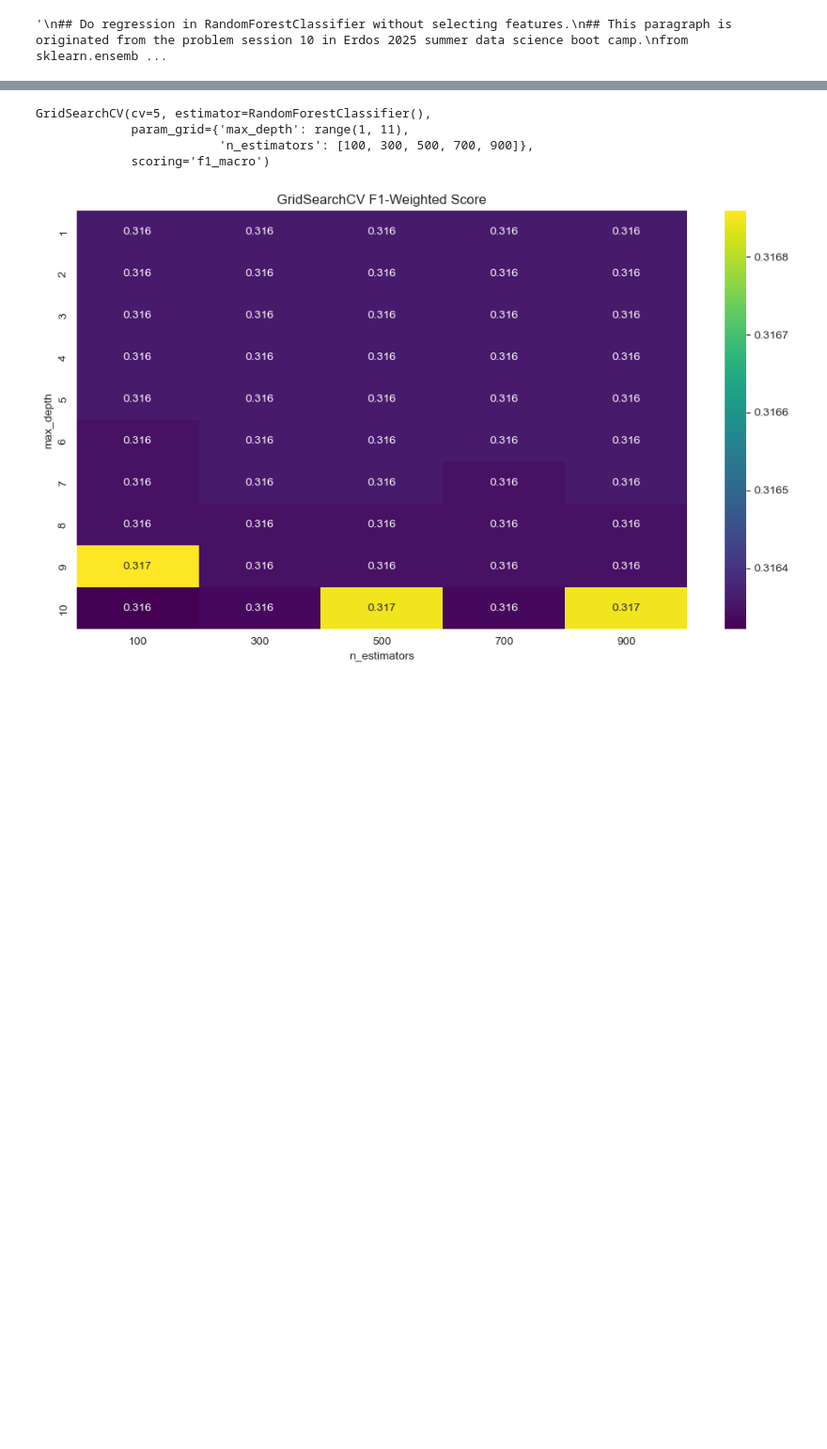
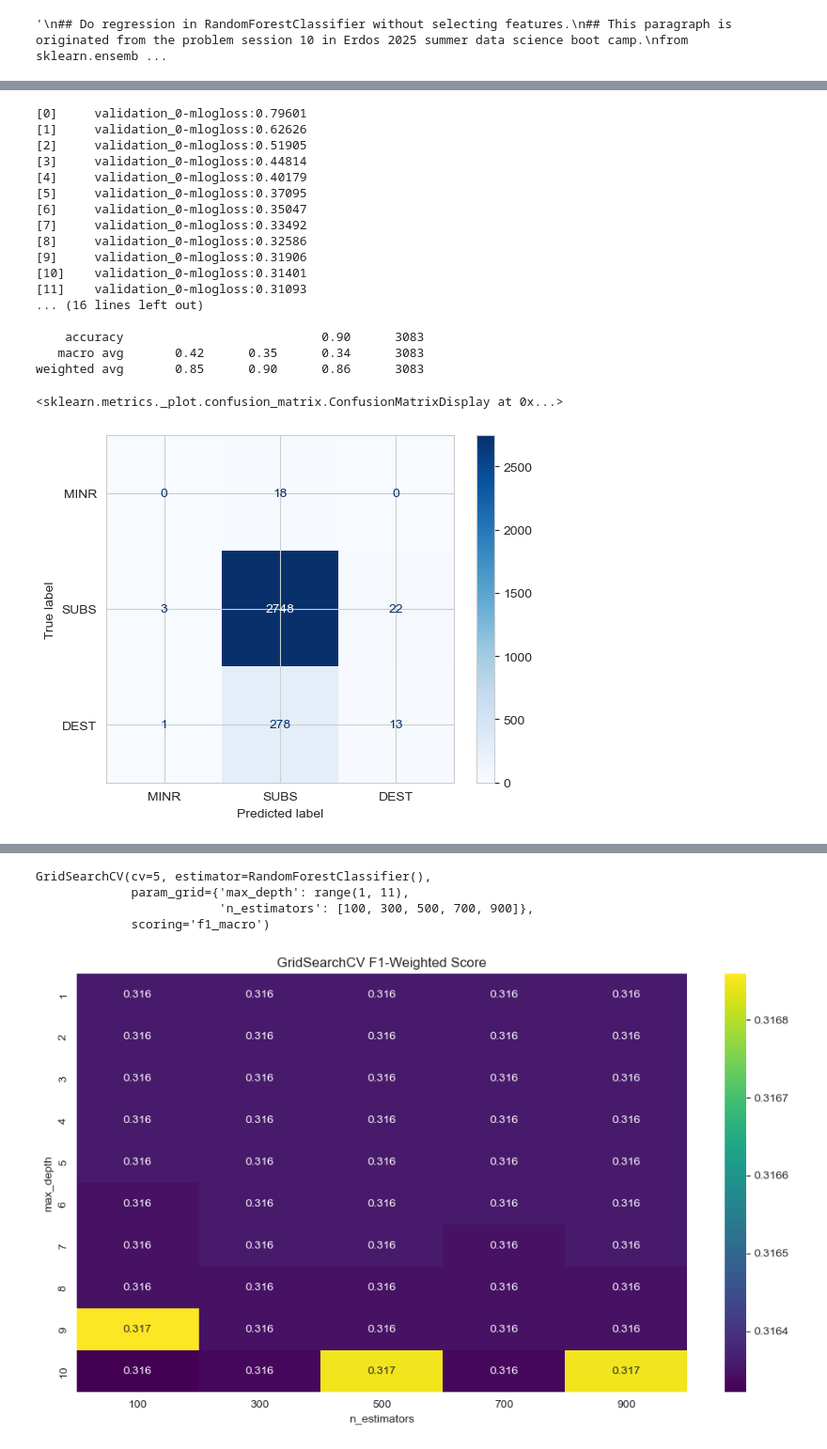
Before and after one commit to TheErdosInstitute-Summer2025-Project/aviation-project, a Jupyter notebook: jupyter_notebooks/model-testing-inkee.ipynb, the cells around one changed output, grey strips where cells are left out. Shown at 94% size. Cells and saved outputs as stored; diff of their text form; code cells hidden in the pictures; blank space fills up the shorter version.

Commit message:
Early stopping method has been implemented on XGboost

```diff
--- a/jupyter_notebooks/model-testing-inkee.ipynb
+++ b/jupyter_notebooks/model-testing-inkee.ipynb
@@ -146,4 +111,2 @@ categorical_features = ['aircraft_count',
-# %%
-df_train = df_train[df_train['gust_kts']<800]
 # %%
 target = 'damage'
@@ -215,22 +172,6 @@ def show_barplot(categorical_features : list[str], df : pd.DataFrame):
 
 # show_barplot([f for f in categorical_features if f.startswith('second')],
 #              df_train)
-# %%
-
-target = 'damage'
-# Drop Unknown damage
-df_train = df_train[df_train[target] != 'UNK']
-
-
-# Extract features and target from the training DataFrame.
-X_train = df_train[features]
-y_train = df_train[target]
-
-
-label_order = ['MINR', 'SUBS', 'DEST']
-# label_map = {'MINR':0, 'SUBS' :0, 'DEST' :1} # Binary
-label_map = {'MINR':0, 'SUBS' :1, 'DEST' :2} # Ternary
-y_train_encoded = y_train.map(label_map)
 # %%
 '''
 ## Do regression in RandomForestClassifier without selecting features.
@@ -298,0 +344,49 @@ print(f"Best parameters: max_depth={best_max_depth}, n_estimators={best_n_estima
+# %%
+
+
+model = xgb.XGBClassifier(**best_params,
+                            early_stopping_rounds=early_stopping_rounds,
+                            objective='multi:softprob',   # for multiclass classification
+                            eval_metric='mlogloss',       # or 'merror' for misclassification rate
+                            random_state=42)
+model.fit(X_training,y_training_encoded,eval_set = [(x_validation,y_validation_encoded)],verbose=1)
+
+
+from sklearn.metrics import f1_score, classification_report, confusion_matrix, ConfusionMatrixDisplay
+
+# Predict on validation set
+y_pred = model.predict(X_testing)
+
+# F1 Score (weighted)
+f1 = f1_score(y_testing_encoded, y_pred, average='macro')
+print("F1 Score (macro):", round(f1, 4))
+
+# Classification Report (includes precision, recall, f1 per class)
+print("\nClassification Report:")
+print(classification_report(y_testing_encoded, y_pred))
+
+# Confusion Matrix
+cm = confusion_matrix(y_testing_encoded, y_pred)
+inv_label_map = {v: k for k, v in label_map.items()}
+disp = ConfusionMatrixDisplay(confusion_matrix=cm, display_labels=[inv_label_map[i] for i in range(len(inv_label_map))])
+disp.plot(cmap='Blues')
+# %% [output]
+[0]     validation_0-mlogloss:0.79601
+[1]     validation_0-mlogloss:0.62626
+[2]     validation_0-mlogloss:0.51905
+[3]     validation_0-mlogloss:0.44814
+[4]     validation_0-mlogloss:0.40179
+[5]     validation_0-mlogloss:0.37095
+[6]     validation_0-mlogloss:0.35047
+[7]     validation_0-mlogloss:0.33492
+[8]     validation_0-mlogloss:0.32586
+[9]     validation_0-mlogloss:0.31906
+[10]    validation_0-mlogloss:0.31401
+[11]    validation_0-mlogloss:0.31093
+... (16 lines left out)
+
+    accuracy                           0.90      3083
+   macro avg       0.42      0.35      0.34      3083
+weighted avg       0.85      0.90      0.86      3083
+<sklearn.metrics._plot.confusion_matrix.ConfusionMatrixDisplay at 0x...>
+[figure, added]
```
Also changed, not shown: parts of 12 cells of this notebook.
